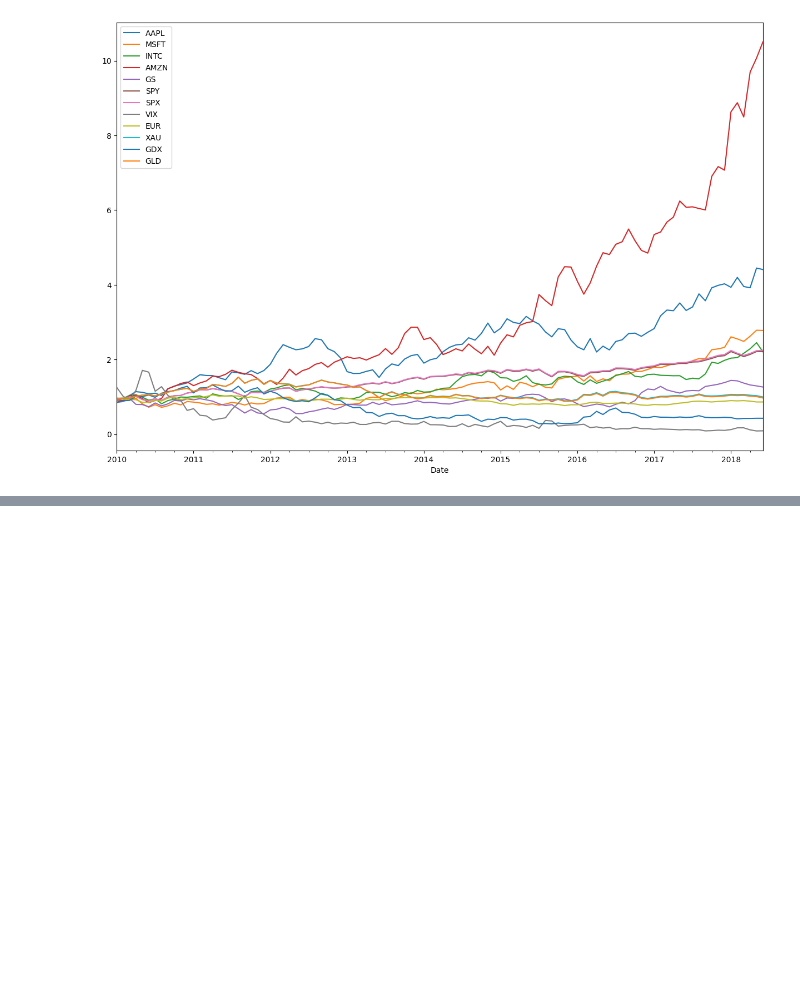
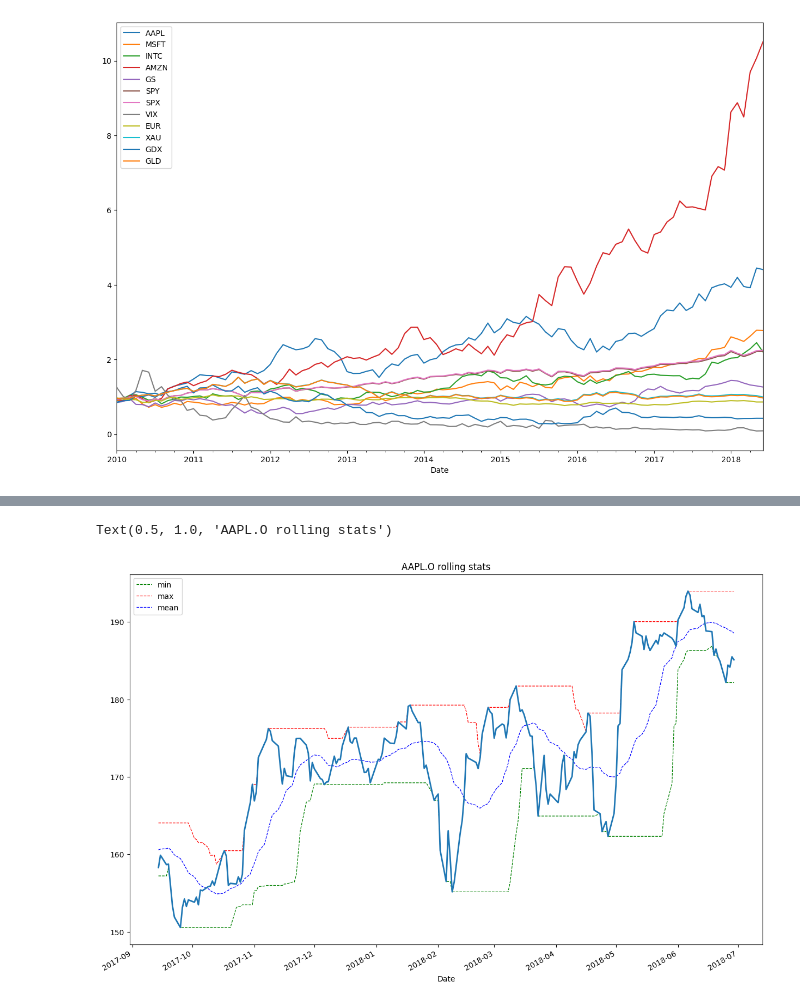
Before and after one commit to HyunsungRyu/AI_TimeSeries, a Jupyter notebook: return_TS.ipynb, the cells around one changed output, grey strips where cells are left out. Drawn from its saved outputs; the diff is of its cells as text; code cells hidden in the pictures; blank space fills up the shorter version.

Commit message:
rolling

```diff
--- a/return_TS.ipynb
+++ b/return_TS.ipynb
@@ -340,3 +340,7 @@ rets.cumsum().apply(np.exp).resample('1m', label='right').last().plot(figsize=(1
 [figure]
 # %%
 # Rolling statistics
+
+sym= "AAPL.O"
+df = pd.DataFrame(df[sym].dropna())
+df.tail()
@@ -342,0 +355,4 @@ rets.cumsum().apply(np.exp).resample('1m', label='right').last().plot(figsize=(1
+# %%
+import math
+window=21
+df[sym].rolling(window=window).std() * math.sqrt(window)
@@ -342,0 +373,7 @@ rets.cumsum().apply(np.exp).resample('1m', label='right').last().plot(figsize=(1
+# %%
+df['min'] = df[sym].rolling(window=window).min()
+df['max'] = df[sym].rolling(window=window).max()
+df['mean'] = df[sym].rolling(window=window).mean()
+df['median'] = df[sym].rolling(window=window).median()
+df['std'] = df[sym].rolling(window=window).std()
+df['ewma'] = df[sym].ewm(halflife=0.5, min_periods=window).mean()
@@ -342,0 +401,7 @@ rets.cumsum().apply(np.exp).resample('1m', label='right').last().plot(figsize=(1
+# %%
+ax = df[['min', 'max', 'mean']].iloc[-200:].plot(figsize=(15,10), style=['g--', 'r--', 'b--'], lw=.9)
+df[sym].iloc[-200:].plot(ax=ax, lw=2.)
+plt.title(f"{sym} rolling stats")
+# %% [output]
+Text(0.5, 1.0, 'AAPL.O rolling stats')
+[figure, added]
```
Also changed, not shown: parts of 4 cells of this notebook.
